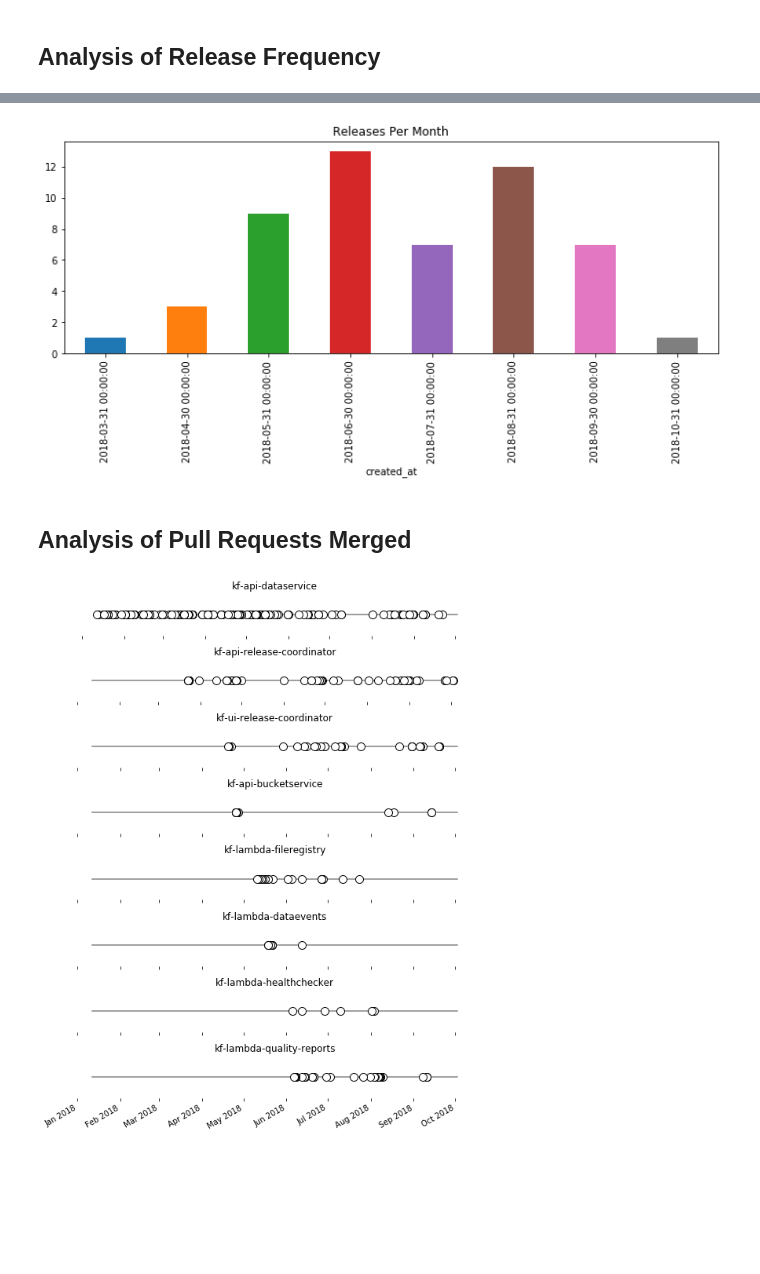
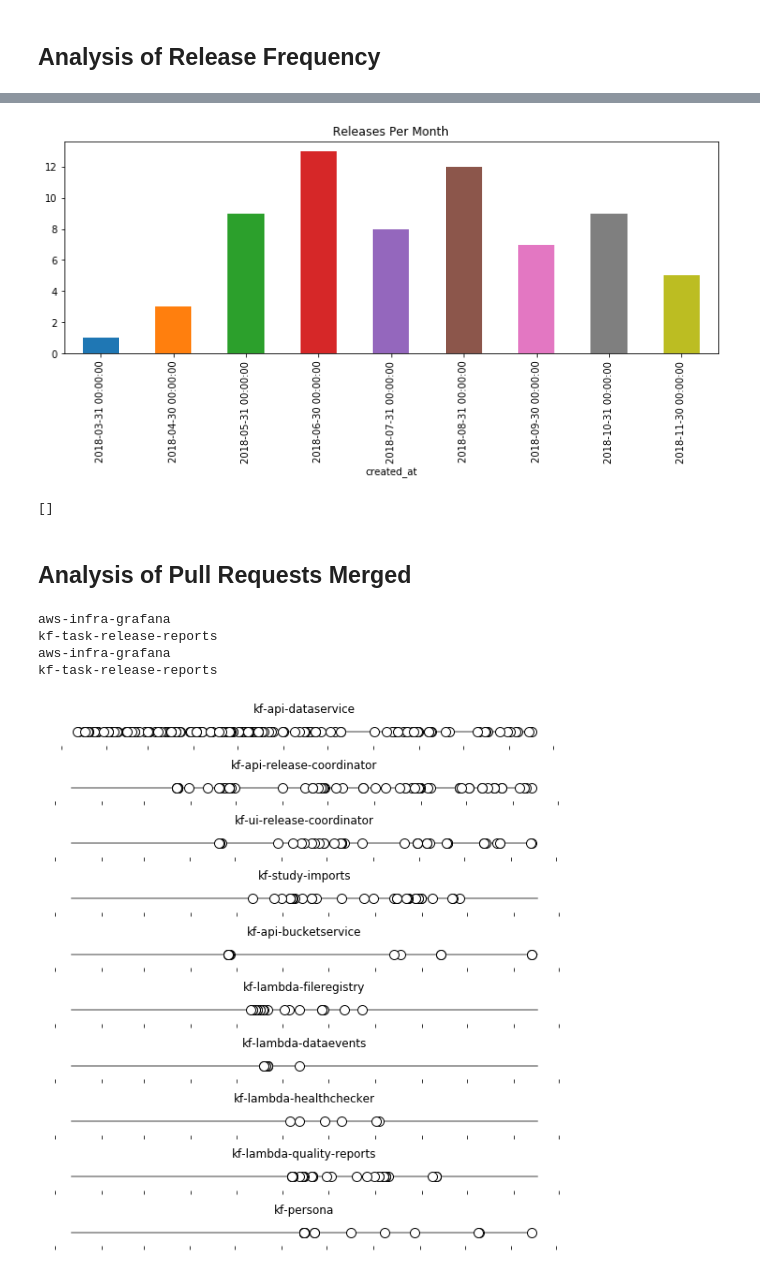
Before and after one commit to kids-first/kf-release-maker, a Jupyter notebook: notebooks/ReleaseAnalysis.ipynb, the cells around one changed output, grey strips where cells are left out. Drawn from its saved outputs; the diff is of its cells as text; code cells hidden in the pictures; blank space fills up the shorter version.

```diff
--- a/notebooks/ReleaseAnalysis.ipynb
+++ b/notebooks/ReleaseAnalysis.ipynb
@@ -57,7 +59,7 @@ def get_all_merges(repo):
     items = []
     page = 1
     resp = session.get(f'https://api.github.com/search/issues?q=is:merged+repo:kids-first/{repo}&page=1').json()
-    while len(resp['items']) > 0:
+    while 'items' in resp and len(resp['items']) > 0:
         items.extend(resp['items'])
         page += 1
         resp = session.get(f'https://api.github.com/search/issues?q=is:merged+repo:kids-first/{repo}&page={page}').json()
@@ -192,33 +198,47 @@ df.resample('1M').count()['count'].plot(kind='bar')
 plt.title('Releases Per Month')
 plt.show()
 # %% [output]
-[figure, old version]
+[figure, new version]
+# %%
+merges['kf-task-release-reports']
+# %% [output]
+[]
 # %% [markdown]
 ## Analysis of Pull Requests Merged
 # %%
 merges_by_date = {repo: [[parse(m['closed_at']), m['title']] for m in h] for repo, h in merges.items()}
 
 fig, ax = plt.subplots(figsize=(8, 10))
 mins = []
 maxes = []
 for merge, dts in merges_by_date.items():
+    if len (dts) == 0:
+        print(merge)
+        continue
     mins.append(min([r[0] for r in dts]))
     maxes.append(max([r[0] for r in dts]))
 start = min(mins)
 stop = max(maxes)
 
 for i, (merge, versions) in enumerate(merges_by_date.items()):
+    if len(versions) == 0:
+        print(merge)
+        continue
     ax = plt.subplot(len(merges_by_date), 1, i+1)
     v = np.array([[v[1], pd.Timestamp(v[0].replace(tzinfo=None))] for v in versions])
 
     plot_ts(v, ax=ax, title=merge, start=start, stop=stop)
 
 # plt.suptitle('Pull Requests Merged')
 fig.autofmt_xdate()
 plt.tight_layout()
 plt.show()
 # %% [output]
+aws-infra-grafana
+kf-task-release-reports
+aws-infra-grafana
+kf-task-release-reports
-[figure, old version]
+[figure, new version]
 # %%
 all_merges = {dt[0].replace(tzinfo=None): repo for repo, r in merges_by_date.items() for dt in r}
 df = pd.DataFrame.from_dict(all_merges, orient='index')
```
Also changed, not shown: parts of 7 cells of this notebook.
